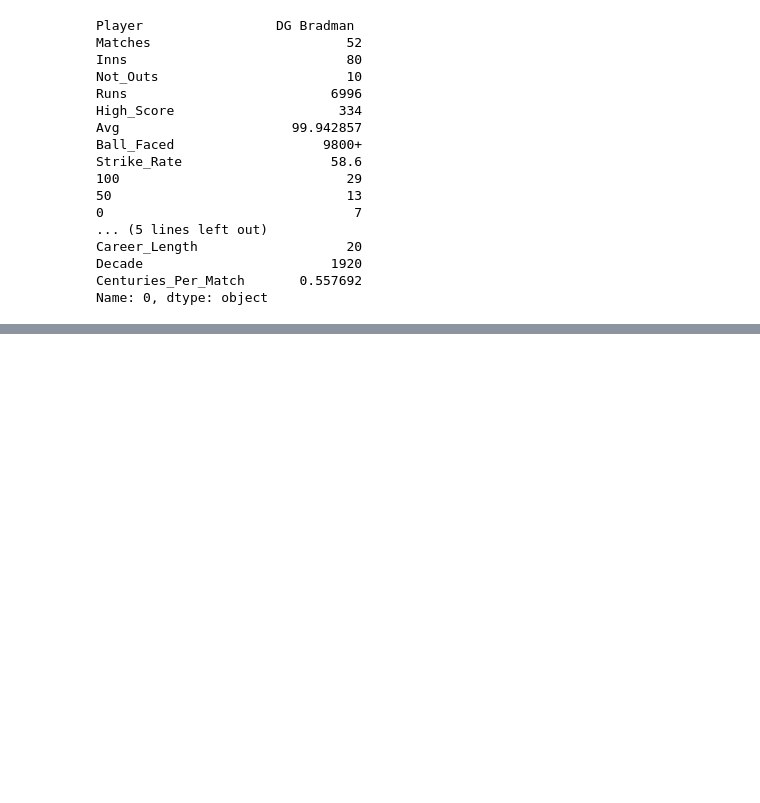
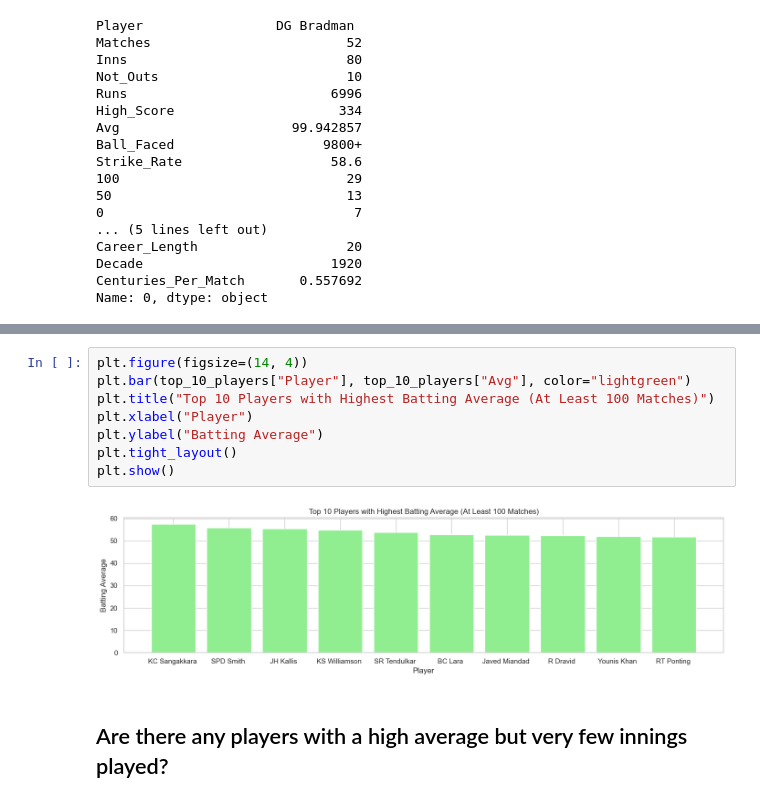
Before and after one commit to heyabhinav/DatasetCleaning, a Jupyter notebook: DataAnalysisAndVisualization_.ipynb, the cells around one changed output, grey strips where cells are left out. Cells and saved outputs as stored; diff of their text form; blank space fills up the shorter version.

```diff
--- a/DataAnalysisAndVisualization_.ipynb
+++ b/DataAnalysisAndVisualization_.ipynb
@@ -369,0 +388,12 @@ Are there any players with a high average but very few innings played?
+# %%
+plt.figure(figsize=(14, 4))
+plt.bar(top_10_players["Player"], top_10_players["Avg"], color="lightgreen")
+plt.title("Top 10 Players with Highest Batting Average (At Least 100 Matches)")
+plt.xlabel("Player")
+plt.ylabel("Batting Average")
+plt.tight_layout()
+plt.show()
+# %% [output]
+[figure, added]
+# %% [markdown]
+## Are there any players with a high average but very few innings played?
```
Also changed, not shown: parts of 9 cells of this notebook.
